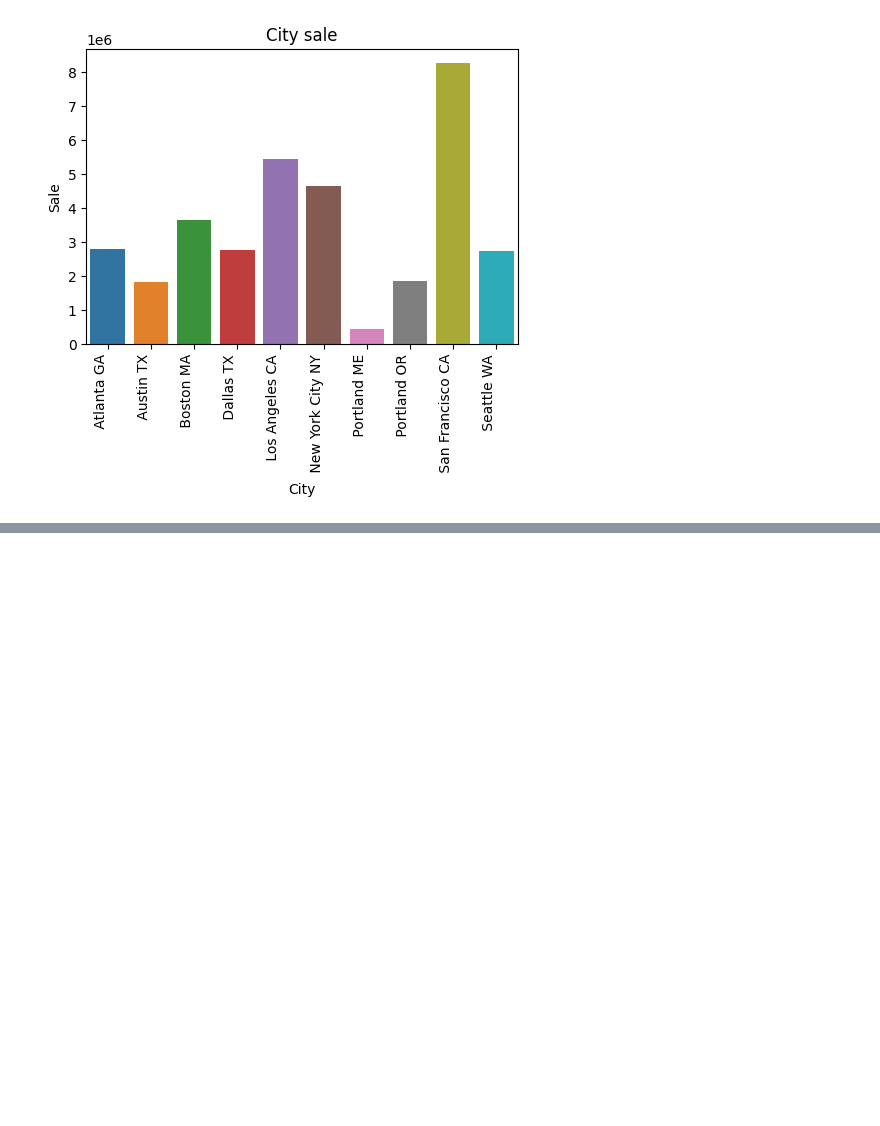
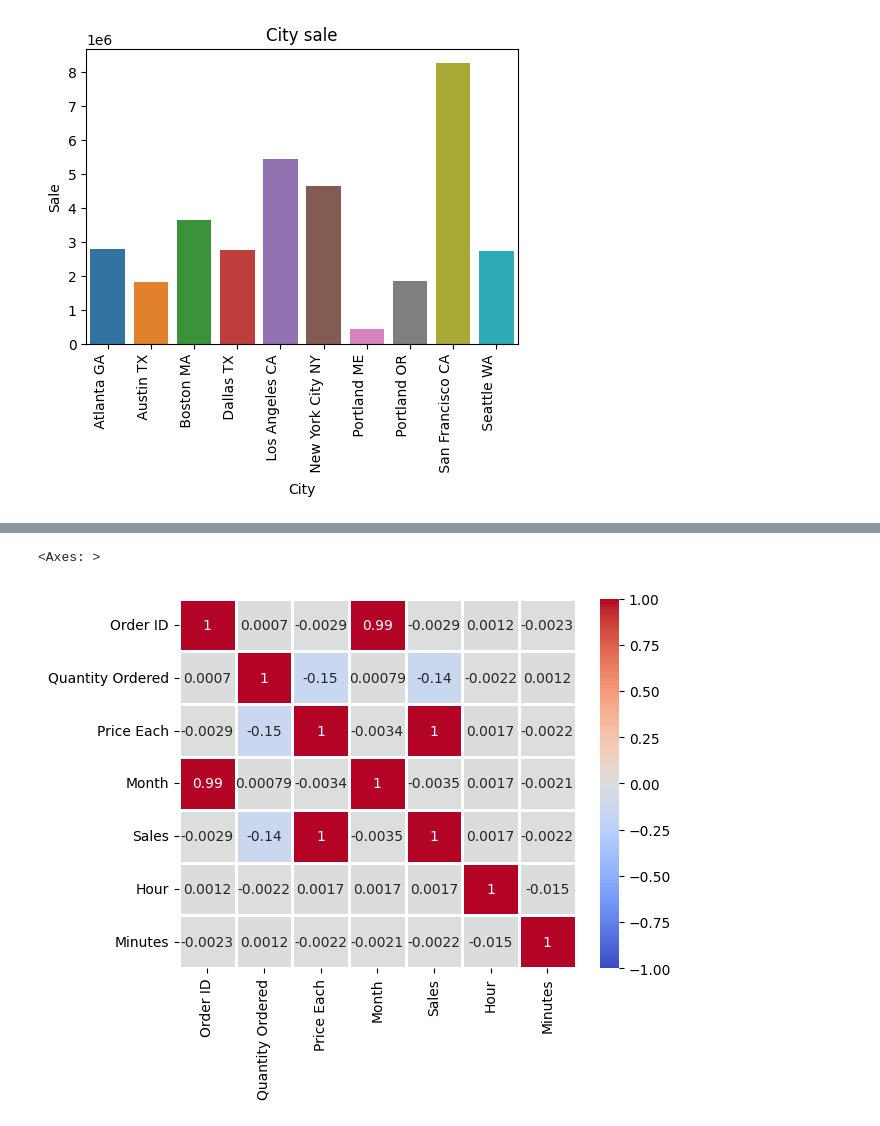
Before and after one commit to Dhananjay-Biyani/Sales-data-analysis, a Jupyter notebook: code.ipynb, the cells around one changed output, grey strips where cells are left out. Drawn from its saved outputs; the diff is of its cells as text; code cells hidden in the pictures; blank space fills up the shorter version.

```diff
--- a/code.ipynb
+++ b/code.ipynb
@@ -328,0 +336,3 @@ plt.savefig('./plots and graphs/sales for each city.png')
+# %%
+all_data['Order Date'] = pd.to_datetime(all_data['Order Date'])
+all_data
@@ -328,0 +353,3 @@ plt.savefig('./plots and graphs/sales for each city.png')
+# %%
+all_data['Hour'] = all_data['Order Date'].dt.hour
+all_data
@@ -328,0 +370,3 @@ plt.savefig('./plots and graphs/sales for each city.png')
+# %%
+all_data['Minutes'] = all_data['Order Date'].dt.minute
+all_data
@@ -328,0 +387,5 @@ plt.savefig('./plots and graphs/sales for each city.png')
+# %%
+sns.heatmap(all_data.corr(),vmin=-1,vmax=1,linewidth=2,linecolor='white',annot=True,cmap="coolwarm")
+# %% [output]
+<Axes: >
+[figure, added]
```
Also changed, not shown: parts of 8 cells of this notebook, 1 other file.
